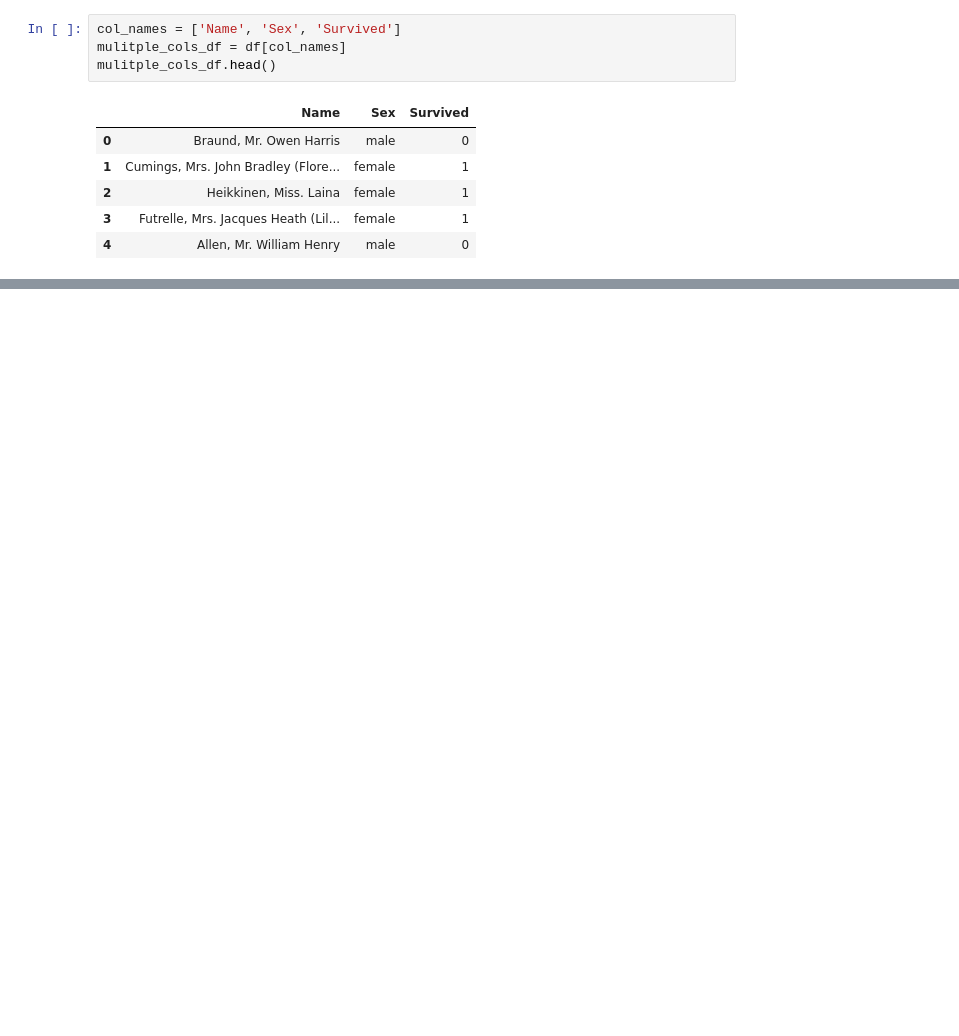
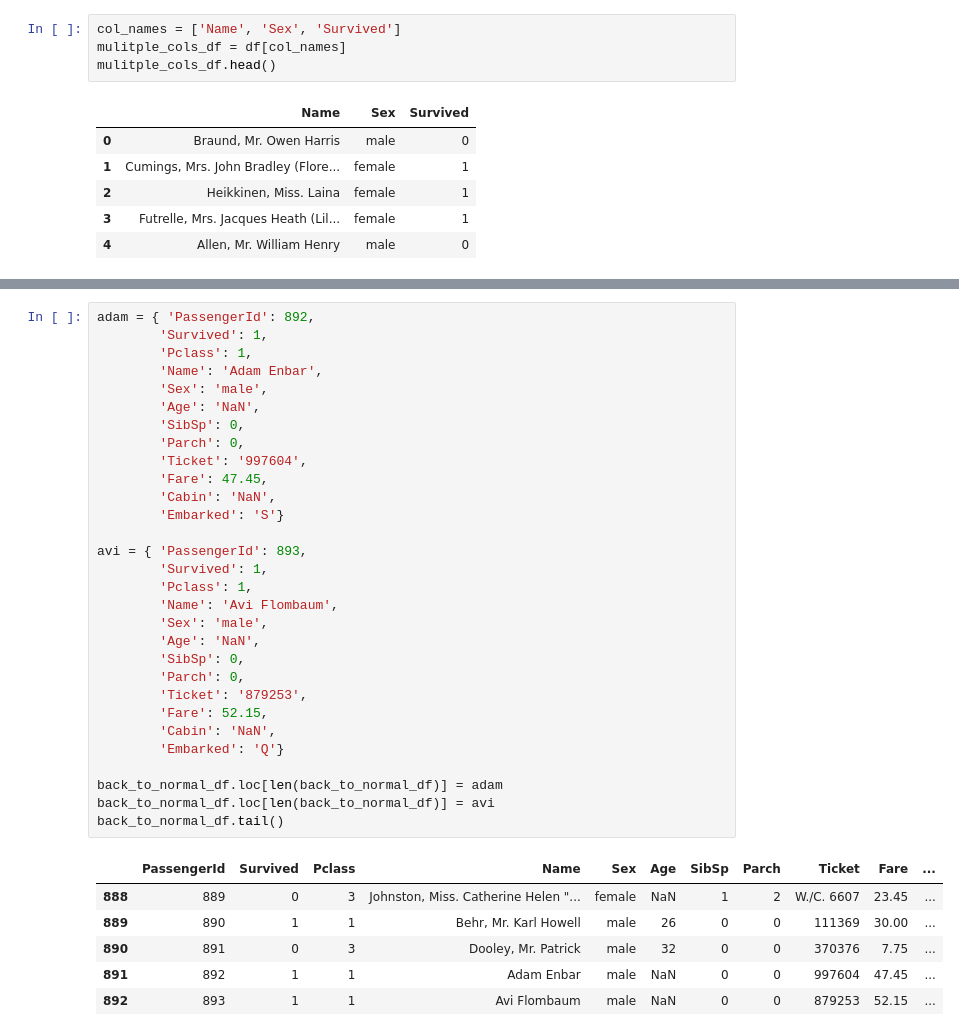
Before and after one commit to learn-co-curriculum/dataframes-crud-lab, a Jupyter notebook: index.ipynb, the cells around one changed output, grey strips where cells are left out. Saved outputs shown, nothing was run; the diff lists cells and outputs as text; blank space fills up the shorter version.

```diff
--- a/index.ipynb
+++ b/index.ipynb
@@ -297,0 +280,37 @@ In this lab, we learned how to:
+# %%
+adam = { 'PassengerId': 892,
+        'Survived': 1,
+        'Pclass': 1,
+        'Name': 'Adam Enbar',
+        'Sex': 'male',
+        'Age': 'NaN',
+        'SibSp': 0,
+        'Parch': 0,
+        'Ticket': '997604',
+        'Fare': 47.45,
+        'Cabin': 'NaN',
+        'Embarked': 'S'}
+
+avi = { 'PassengerId': 893,
+        'Survived': 1,
+        'Pclass': 1,
+        'Name': 'Avi Flombaum',
+        'Sex': 'male',
+        'Age': 'NaN',
+        'SibSp': 0,
+        'Parch': 0,
+        'Ticket': '879253',
+        'Fare': 52.15,
+        'Cabin': 'NaN',
+        'Embarked': 'Q'}
+
+back_to_normal_df.loc[len(back_to_normal_df)] = adam
+back_to_normal_df.loc[len(back_to_normal_df)] = avi
+back_to_normal_df.tail()
+# %% [output]
+|  | PassengerId | Survived | Pclass | Name | Sex | Age | SibSp | Parch | Ticket | Fare | ... |
+| 888 | 889 | 0 | 3 | Johnston, Miss. Catherine Helen "... | female | NaN | 1 | 2 | W./C. 6607 | 23.45 | ... |
+| 889 | 890 | 1 | 1 | Behr, Mr. Karl Howell | male | 26 | 0 | 0 | 111369 | 30.00 | ... |
+| 890 | 891 | 0 | 3 | Dooley, Mr. Patrick | male | 32 | 0 | 0 | 370376 | 7.75 | ... |
+| 891 | 892 | 1 | 1 | Adam Enbar | male | NaN | 0 | 0 | 997604 | 47.45 | ... |
+| 892 | 893 | 1 | 1 | Avi Flombaum | male | NaN | 0 | 0 | 879253 | 52.15 | ... |
```
Also changed, not shown: parts of 37 cells of this notebook.
